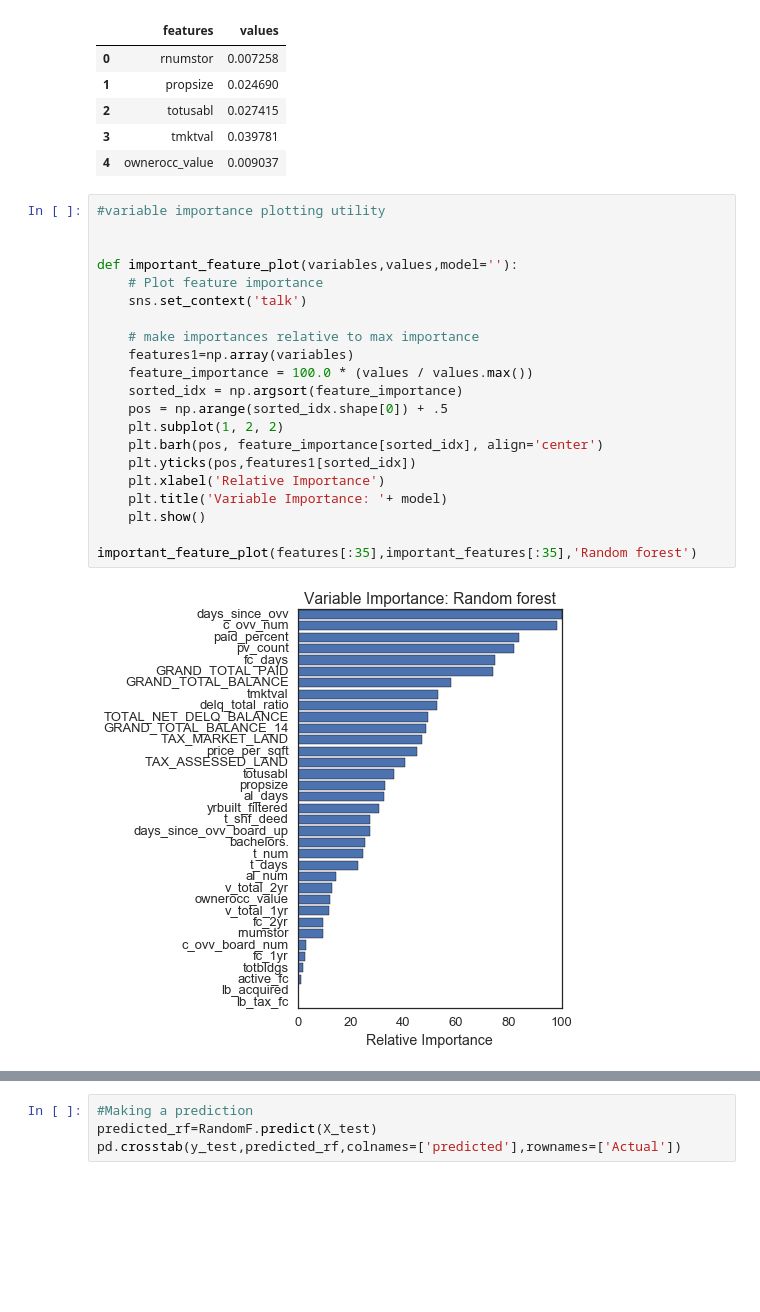
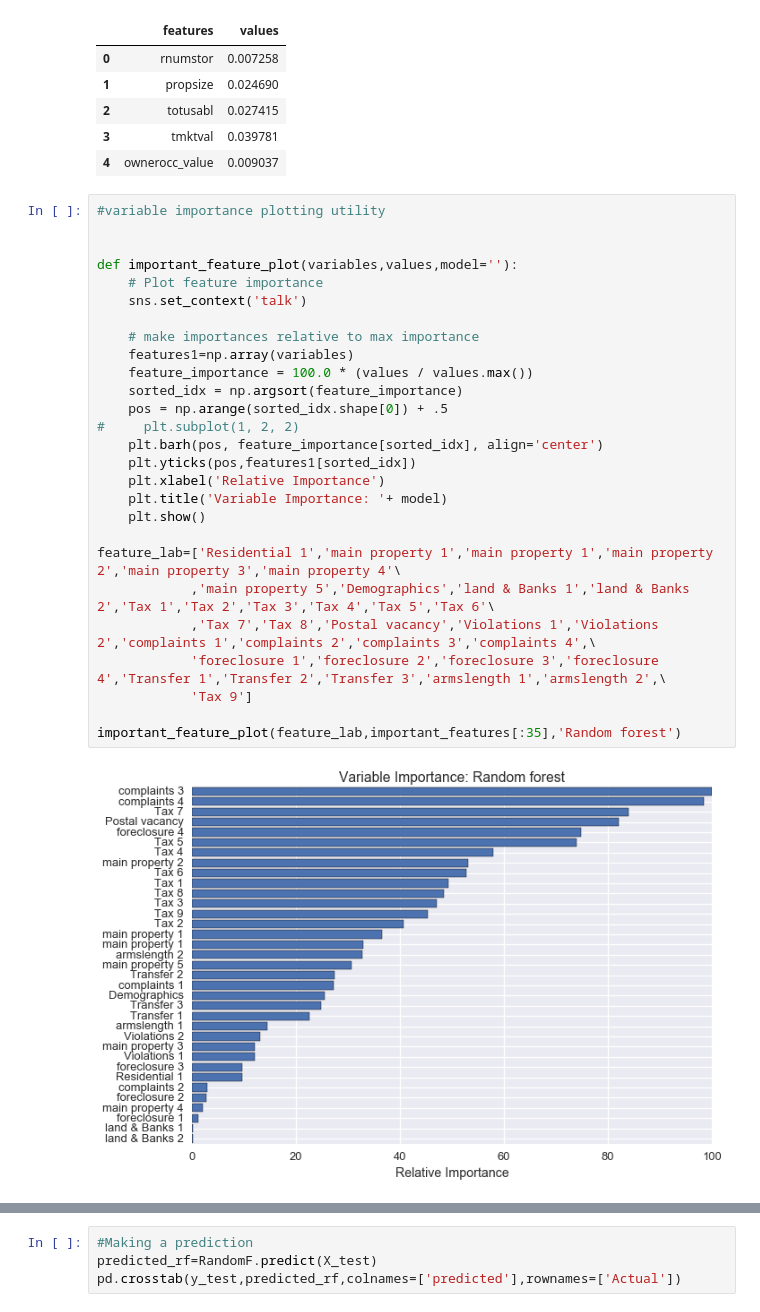
Before and after one commit to Isaac1989/Prediction_Model, a Jupyter notebook: Model Building based off tci_final.csv.ipynb, the cells around one changed output, grey strips where cells are left out. Saved outputs shown, nothing was run; the diff lists cells and outputs as text; blank space fills up the shorter version.

Commit message:
Model graphs relabeled

```diff
--- a/Model Building based off tci_final.csv.ipynb
+++ b/Model Building based off tci_final.csv.ipynb
@@ -445,23 +447,29 @@ pd.DataFrame(feature_map).head()
 # %%
 #variable importance plotting utility
 
 
 def important_feature_plot(variables,values,model=''):
     # Plot feature importance
     sns.set_context('talk')
 
     # make importances relative to max importance
     features1=np.array(variables)
     feature_importance = 100.0 * (values / values.max())
     sorted_idx = np.argsort(feature_importance)
     pos = np.arange(sorted_idx.shape[0]) + .5
-    plt.subplot(1, 2, 2)
+#     plt.subplot(1, 2, 2)
     plt.barh(pos, feature_importance[sorted_idx], align='center')
     plt.yticks(pos,features1[sorted_idx])
     plt.xlabel('Relative Importance')
     plt.title('Variable Importance: '+ model)
     plt.show()
 
-important_feature_plot(features[:35],important_features[:35],'Random forest')
+feature_lab=['Residential 1','main property 1','main property 1','main property 2','main property 3','main property 4'\
+            ,'main property 5','Demographics','land & Banks 1','land & Banks 2','Tax 1','Tax 2','Tax 3','Tax 4','Tax 5','Tax 6'\
+            ,'Tax 7','Tax 8','Postal vacancy','Violations 1','Violations 2','complaints 1','complaints 2','complaints 3','complaints 4',\
+            'foreclosure 1','foreclosure 2','foreclosure 3','foreclosure 4','Transfer 1','Transfer 2','Transfer 3','armslength 1','armslength 2',\
+            'Tax 9']
+
+important_feature_plot(feature_lab,important_features[:35],'Random forest')
 # %% [output]
-[figure, old version]
+[figure, new version]
```
Also changed, not shown: parts of 4 cells of this notebook.
